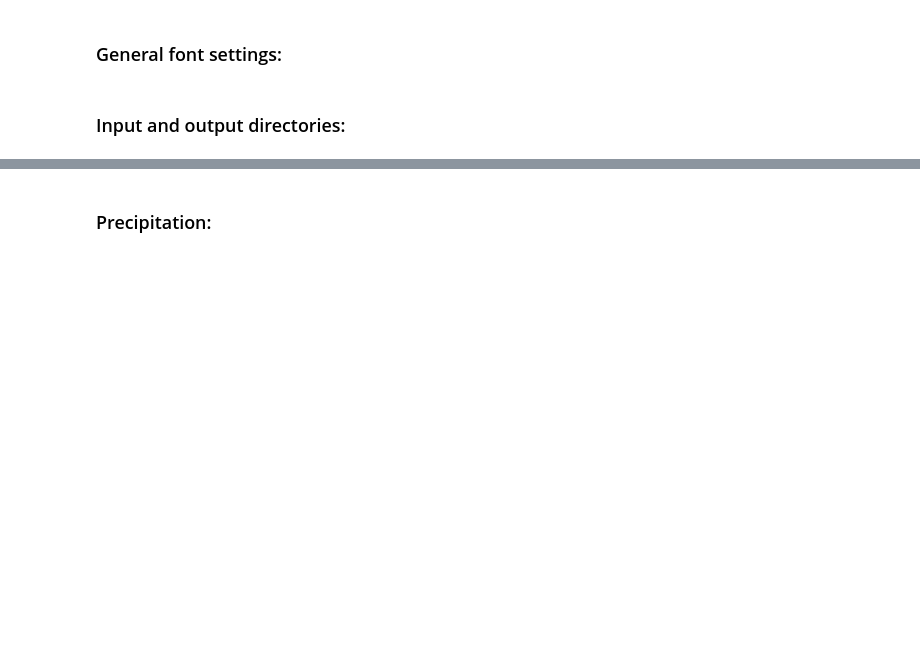
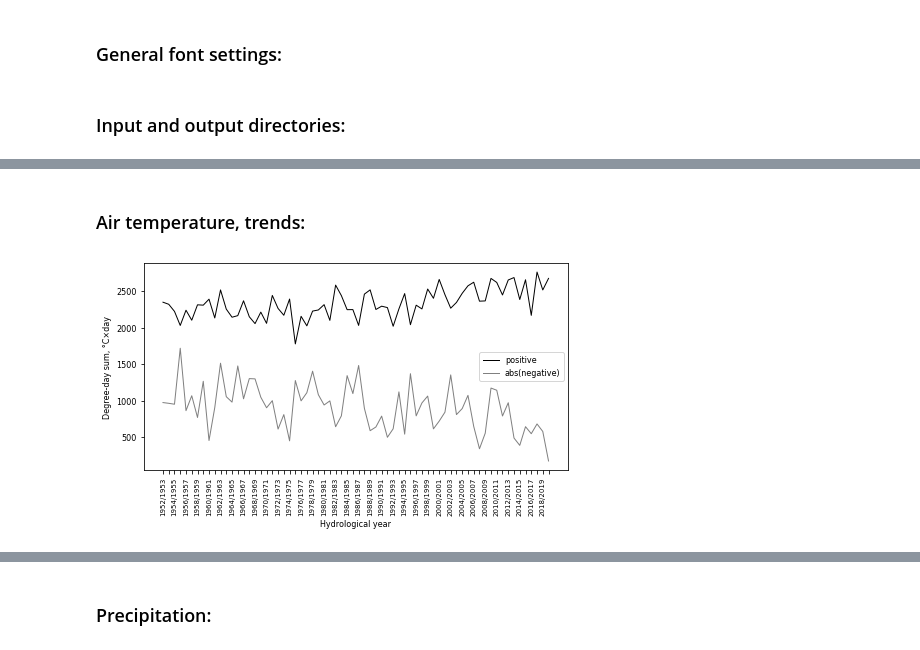
Before and after one commit to shi-hydrology/lammin-suo-plots, a Jupyter notebook: lammin_suo_plots.ipynb, the cells around one changed output, grey strips where cells are left out. Drawn from its saved outputs; the diff is of its cells as text; code cells hidden in the pictures; blank space fills up the shorter version.

```diff
--- a/lammin_suo_plots.ipynb
+++ b/lammin_suo_plots.ipynb
@@ -208,0 +204,52 @@ memory usage: 984.6 KB
+# %% [markdown]
+### Air temperature, trends:
+# %%
+files = ("meteo_daily_1952-2020_1.csv", )
+
+tmp = prepare(os.path.join(work_dir, f))
+tmp.set_index("DATE_TIME", inplace=True)
+
+# fig, (ax1, ax2) = plt.subplots(2, 1)
+fig, ax = plt.subplots()
+fig.set_size_inches(17 / 2.54, 10 / 2.54)
+
+def plot_row(tmp, ax, start, end):
+    df = tmp.loc[(tmp.index.year >= start) & (tmp.index.year <= end)]
+
+    df["PDD"] = df["MEAN_AIR_TEMP"].clip(lower=0)  # for positive degree-day sums
+    df["NDD"] = df["MEAN_AIR_TEMP"].clip(upper=0)  # for negative degree-day sums
+    df["NDD"] = abs(df["NDD"])
+
+    df = df.resample("M").sum()
+    df = df.shift(SHIFT)
+    df = df.resample("A").sum()
+    df["HYDRO_YEAR"] = (df.index.year - 1).astype(str) + "/" + df.index.year.astype(str)
+    df = df.iloc[1:]  # since first hydro year is truncated (there is no Oct-Dec of 1966 in dataset)
+    # print(df)
+
+    # ax.set_xlim([0, len(df["HYDRO_YEAR"])])
+    # ax.set_ylim([-0.05, 0.5])
+    ax.plot(df["HYDRO_YEAR"], df["PDD"], color="k", linewidth=1, label="positive")
+    ax.plot(df["HYDRO_YEAR"], df["NDD"], color="grey", linewidth=1, label="abs(negative)")
+    ax.set_ylabel("Degree-day sum, °C×day")
+    for tick in ax.get_xticklabels():
+        tick.set_rotation(90)
+
+# plot_row(tmp, ax1, 1950, 1966) # observation timetable was changed starting from Jan1967
+# plot_row(tmp, ax2, 1967, 2021) # observation timetable was changed starting from Jan1967
+plot_row(tmp, ax, 1950, 2021) # observation timetable was changed starting from Jan1967
+
+ax.legend()
+
+# ax2.set_xlabel("Hydrological year")
+ax.set_xlabel("Hydrological year")
+# for tick in ax2.get_xticklabels()[1::2]:
+for tick in ax.get_xticklabels()[1::2]:
+    tick.set_visible(False)
+
+fig.tight_layout()
+
+fig_path = os.path.join(fig_dir, "test_01x.png")
+plt.savefig(fig_path, dpi=300, transparent=False, facecolor="white")
+# %% [output]
+[figure, added]
```
Also changed, not shown: parts of 13 cells of this notebook.
